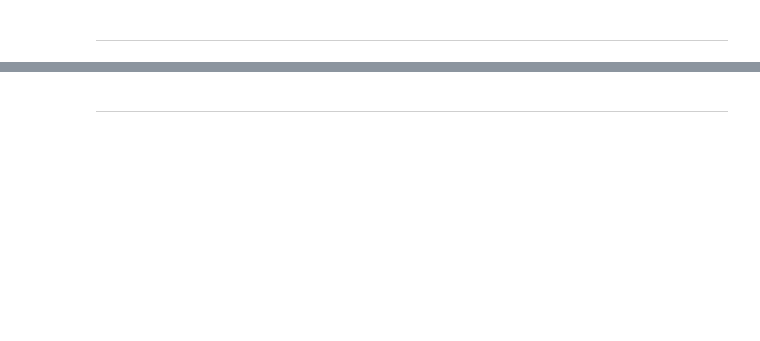
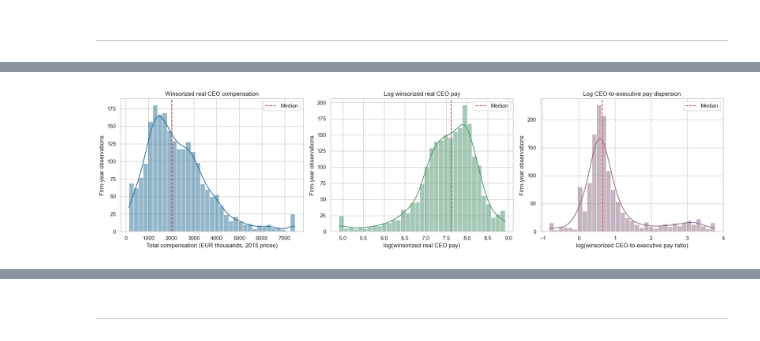
Before and after one commit to rizkyakbar-tud/DAI, a Jupyter notebook: mission/proposals_st26/mission_proposal_Akbar-Zduńczyk.ipynb, the cells around one changed output, grey strips where cells are left out. Saved outputs shown, nothing was run; the diff lists cells and outputs as text; code cells hidden in the pictures; blank space fills up the shorter version.

```diff
--- a/mission/proposals_st26/mission_proposal_Akbar-Zduńczyk.ipynb
+++ b/mission/proposals_st26/mission_proposal_Akbar-Zduńczyk.ipynb
@@ -1646,4 +1965,0 @@ df_exchanges.head(3)
-# %%
-# Merge exchange names into the market data for better interpretability
-df_market = df_market.merge(df_exchanges, left_on="exchg", right_on="exchgcd", how="left")
-df_market
@@ -2220,0 +3270,16 @@ print(f"log_pay_dispersion: mean={df_panel_final['log_pay_dispersion'].mean():.3
+# %%
+# Winsorize pay ratio at p1/p99
+ratio_valid = df_panel_final["pay_ratio"].dropna()
+ratio_p1, ratio_p99 = ratio_valid.quantile([0.01, 0.99])
+
+df_panel_final["w_pay_ratio"] = df_panel_final["pay_ratio"].clip(
+    lower=ratio_p1,
+    upper=ratio_p99,
+)
+
+# Log-transform winsorized pay ratio
+df_panel_final["log_pay_dispersion"] = np.log(
+    df_panel_final["w_pay_ratio"].where(
+        df_panel_final["w_pay_ratio"] > 0
+    )
+)
@@ -2266,17 +3481,21 @@ The first figure compares real compensation in levels with its logarithmic trans
 # %%
+import matplotlib.pyplot as plt
+import seaborn as sns
+
 sns.set_theme(style="whitegrid", context="notebook")
 
-viz_df = df_panel_final.copy()
-viz_df = viz_df.replace([np.inf, -np.inf], np.nan)
+viz_df = df_panel_final.copy().replace([np.inf, -np.inf], np.nan)
 
-target_level = "real_totalcompensation_eur_2015"
-target_log = "log_real_totalcompensation_eur_2015"
-target_plot = viz_df[[target_level, target_log]].dropna()
+target_level = "w_real_totalcompensation_eur_2015"
+target_log = "log_w_real_pay"
+dispersion_log = "log_pay_dispersion"
 
-fig, axes = plt.subplots(1, 2, figsize=(14, 4.5))
+fig, axes = plt.subplots(1, 3, figsize=(18, 4.8))
 
+# Winsorized real CEO compensation in levels
+ceo_pay_plot = viz_df[[target_level, target_log]].dropna()
 sns.histplot(
-    data=target_plot,
+    data=ceo_pay_plot,
     x=target_level,
     bins=35,
     kde=True,
@@ -2284,41 +3503,67 @@ sns.histplot(
     ax=axes[0],
 )
 axes[0].axvline(
-    target_plot[target_level].median(),
+    ceo_pay_plot[target_level].median(),
     color="#C44536",
     linestyle="--",
     label="Median",
 )
 axes[0].set(
-    title="Real CEO compensation in levels",
+    title="Winsorized real CEO compensation",
     xlabel="Total compensation (EUR thousands, 2015 prices)",
     ylabel="Firm-year observations",
 )
 axes[0].legend()
 
+# Log of winsorized real CEO compensation
 sns.histplot(
-    data=target_plot,
+    data=ceo_pay_plot,
     x=target_log,
     bins=35,
     kde=True,
     color="#4C956C",
     ax=axes[1],
 )
 axes[1].axvline(
-    target_plot[target_log].median(),
+    ceo_pay_plot[target_log].median(),
     color="#C44536",
     linestyle="--",
     label="Median",
 )
 axes[1].set(
-    title="Log real CEO compensation",
-    xlabel="log(1 + real total compensation)",
+    title="Log winsorized real CEO pay",
+    xlabel="log(winsorized real CEO pay)",
     ylabel="Firm-year observations",
 )
 axes[1].legend()
 
+# Log CEO-to-executive pay dispersion
+dispersion_plot = viz_df[[dispersion_log]].dropna()
+sns.histplot(
+    data=dispersion_plot,
+    x=dispersion_log,
+    bins=35,
+    kde=True,
+    color="#8E6C88",
+    ax=axes[2],
+)
+axes[2].axvline(
+    dispersion_plot[dispersion_log].median(),
+    color="#C44536",
+    linestyle="--",
+    label="Median",
+)
+axes[2].set(
+    title="Log CEO-to-executive pay dispersion",
+    xlabel="log(winsorized CEO-to-executive pay ratio)",
+    ylabel="Firm-year observations",
+)
+axes[2].legend()
+
 plt.tight_layout()
 plt.show()
+# %% [output]
+[figure, added]
 # %% [markdown]
 **Insights:**
 
```
Also changed, not shown: parts of 325 cells of this notebook.
